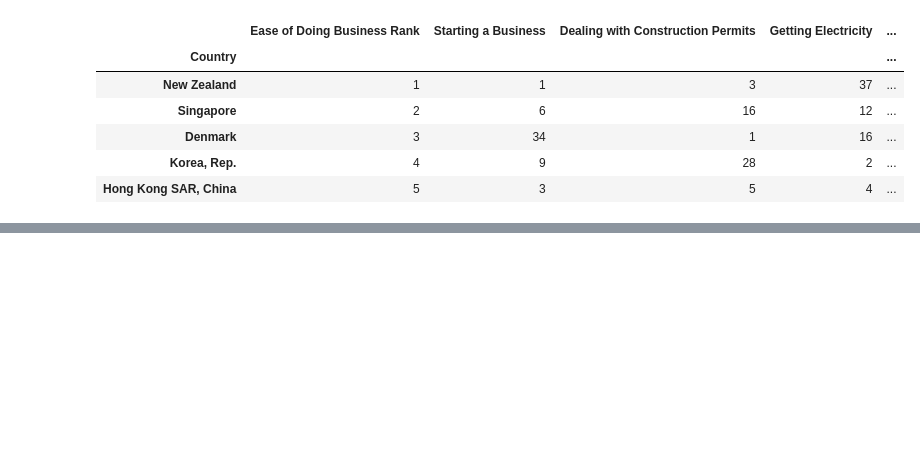
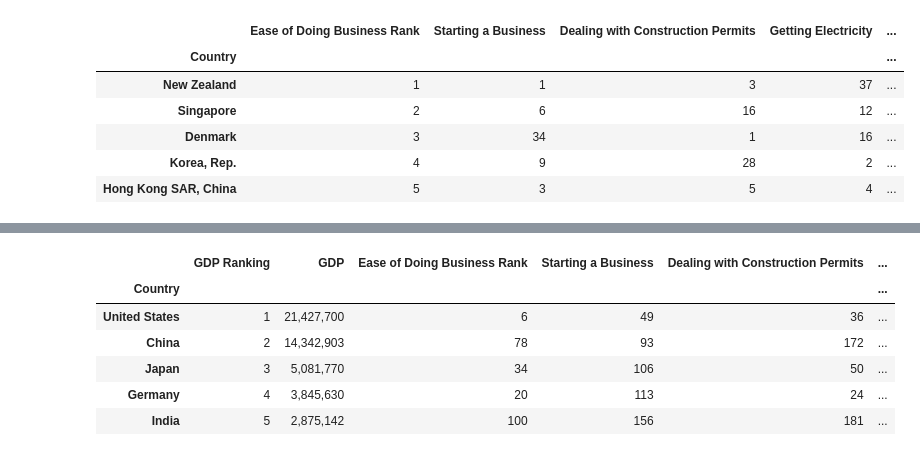
Before and after one commit to benwbarr/ETL-Project, a Jupyter notebook: DataSet1.ipynb, the cells around one changed output, grey strips where cells are left out. Saved outputs shown, nothing was run; the diff lists cells and outputs as text; code cells hidden in the pictures; blank space fills up the shorter version.

```diff
--- a/DataSet1.ipynb
+++ b/DataSet1.ipynb
@@ -126,0 +147,4 @@ KeyError: "None of ['Country'] are in the columns"
+# %%
+Health_final = Health_df.rename(columns = {"Rank": "Helath Care Rank",
+                                           "Health_Care_Index": "Health Care Approval Rating"})
+Health_final.head()
@@ -126,0 +158,3 @@ KeyError: "None of ['Country'] are in the columns"
+# %%
+Health_final.set_index("Country", inplace=True)
+Health_final.head()
@@ -126,0 +169,14 @@ KeyError: "None of ['Country'] are in the columns"
+# %%
+merge1 = pd.merge(GDP_final,Rankings_final, on = ["Country"])
+merge2 = pd.merge(merge1,Growth_final, on = ["Country"])
+merge_final = pd.merge(merge2,Health_final, on = ["Country"])
+
+merge_final.head()
+# %% [output]
+|  | GDP Ranking | GDP | Ease of Doing Business Rank | Starting a Business | Dealing with Construction Permits | ... |
+| Country |  |  |  |  |  | ... |
+| United States | 1 | 21,427,700 | 6 | 49 | 36 | ... |
+| China | 2 | 14,342,903 | 78 | 93 | 172 | ... |
+| Japan | 3 | 5,081,770 | 34 | 106 | 50 | ... |
+| Germany | 4 | 3,845,630 | 20 | 113 | 24 | ... |
+| India | 5 | 2,875,142 | 100 | 156 | 181 | ... |
```
Also changed, not shown: parts of 9 cells of this notebook, 1 other file.
